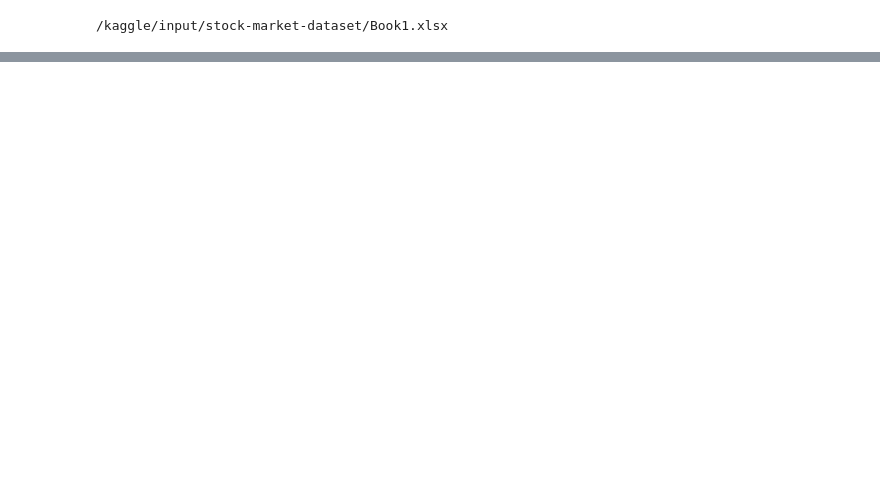
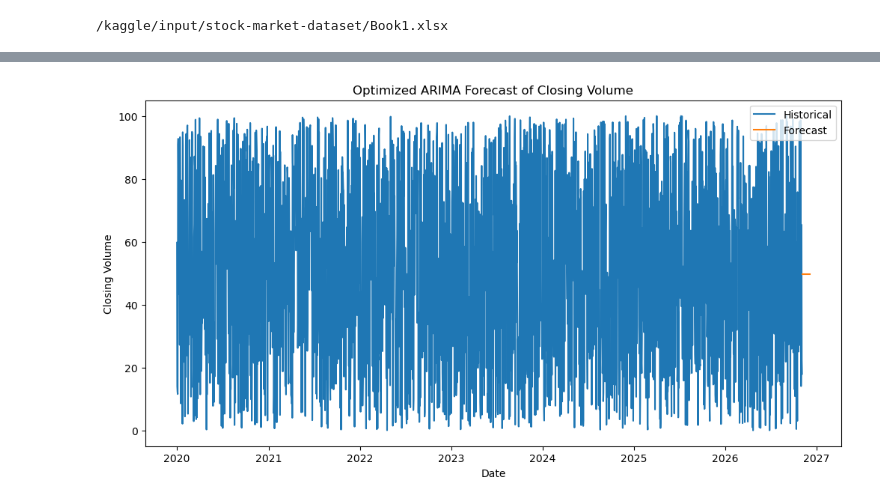
Before and after one commit to raj-rajat/Stock-Market-Dataset, a Jupyter notebook: stock-market-dataset.ipynb, the cells around one changed output, grey strips where cells are left out. Saved outputs shown, nothing was run; the diff lists cells and outputs as text; code cells hidden in the pictures; blank space fills up the shorter version.

```diff
--- a/stock-market-dataset.ipynb
+++ b/stock-market-dataset.ipynb
@@ -20,0 +308,17 @@ for dirname, _, filenames in os.walk('/kaggle/input'):
+# %%
+# Define the ARIMA model with the optimized parameters
+model_optimized = ARIMA(df['Closing Volume'], order=best_params[0])
+
+# Fit the model
+model_optimized_fit = model_optimized.fit()
+
+# Generate the forecast
+forecast_optimized = model_optimized_fit.forecast(steps=n_steps)
+
+# Create a new DataFrame for the forecast data
+df_forecast_optimized = pd.DataFrame({
+    'Date': pd.date_range(start=df['Date'].iloc[-1] + pd.Timedelta(days=1), periods=n_steps, freq='D'),
+    'Forecast': forecast_optimized,
+})
+
+df_forecast_optimized
@@ -20,0 +343,20 @@ for dirname, _, filenames in os.walk('/kaggle/input'):
+# %%
+# Define the figure
+plt.figure(figsize=(12, 6))
+
+# Plot the historical data
+plt.plot(df['Date'], df['Closing Volume'], label='Historical')
+
+# Plot the forecast
+plt.plot(df_forecast_optimized['Date'], df_forecast_optimized['Forecast'], label='Forecast')
+
+# Define the labels and title
+plt.xlabel('Date')
+plt.ylabel('Closing Volume')
+plt.title('Optimized ARIMA Forecast of Closing Volume')
+plt.legend()
+
+# Show the plot
+plt.show()
+# %% [output]
+[figure, added]
```
Also changed, not shown: parts of 13 cells of this notebook.
